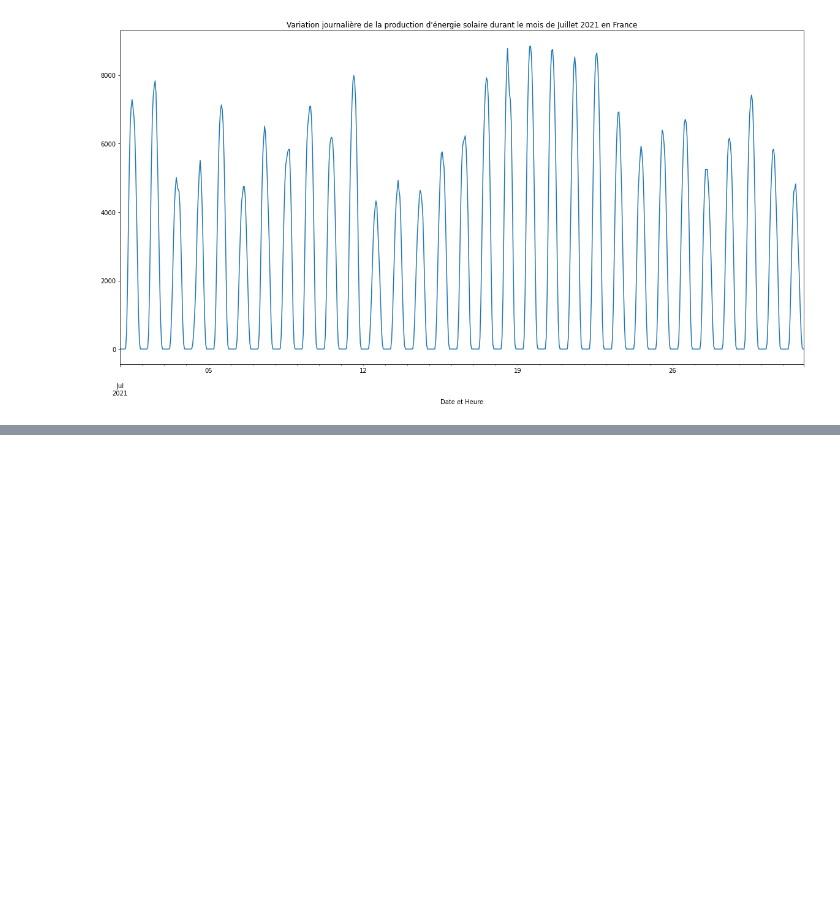
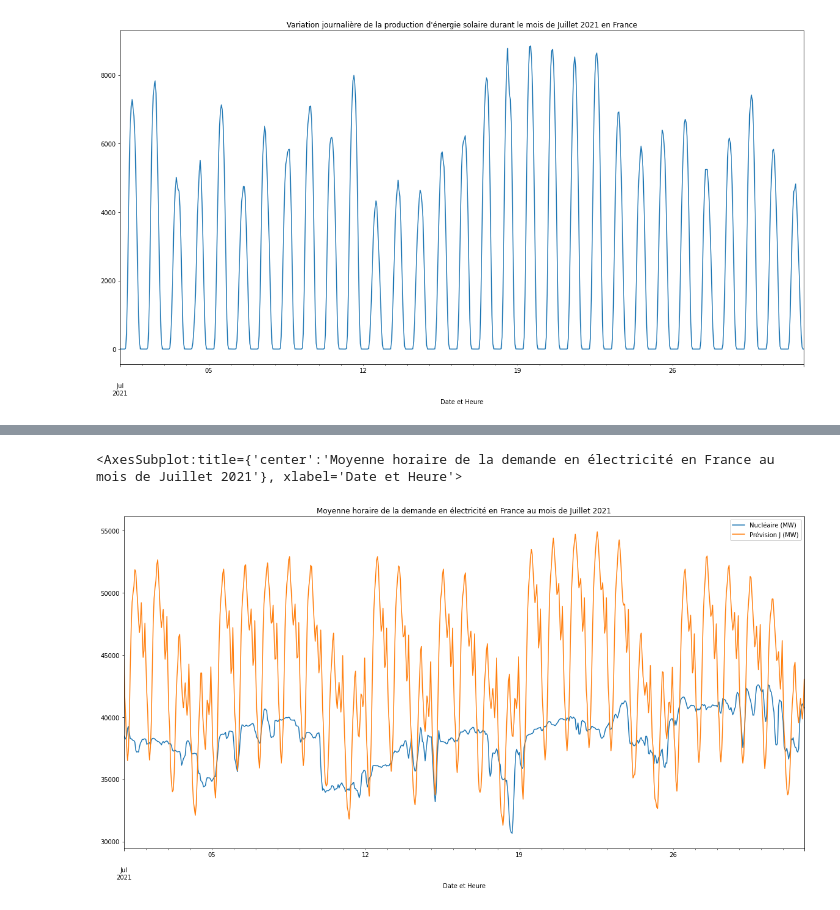
Before and after one commit to quentinhaenn/projet-co2, a Jupyter notebook: Code/projet-co2.ipynb, the cells around one changed output, grey strips where cells are left out. Saved outputs shown, nothing was run; the diff lists cells and outputs as text; code cells hidden in the pictures; blank space fills up the shorter version.

```diff
--- a/Code/projet-co2.ipynb
+++ b/Code/projet-co2.ipynb
@@ -190,0 +224,6 @@ La différence de production est très notable ! Comme nous pouvions nous y atte
+# %%
+data[['Nucléaire (MW)', 'Prévision J (MW)']].loc[data_prod.index.month == 7].resample('H').mean().plot(figsize=(20,10),
+title="Moyenne horaire de la demande en électricité en France au mois de Juillet 2021")
+# %% [output]
+<AxesSubplot:title={'center':'Moyenne horaire de la demande en électricité en France au mois de Juillet 2021'}, xlabel='Date et Heure'>
+[figure, added]
```
Also changed, not shown: parts of 13 cells of this notebook.
